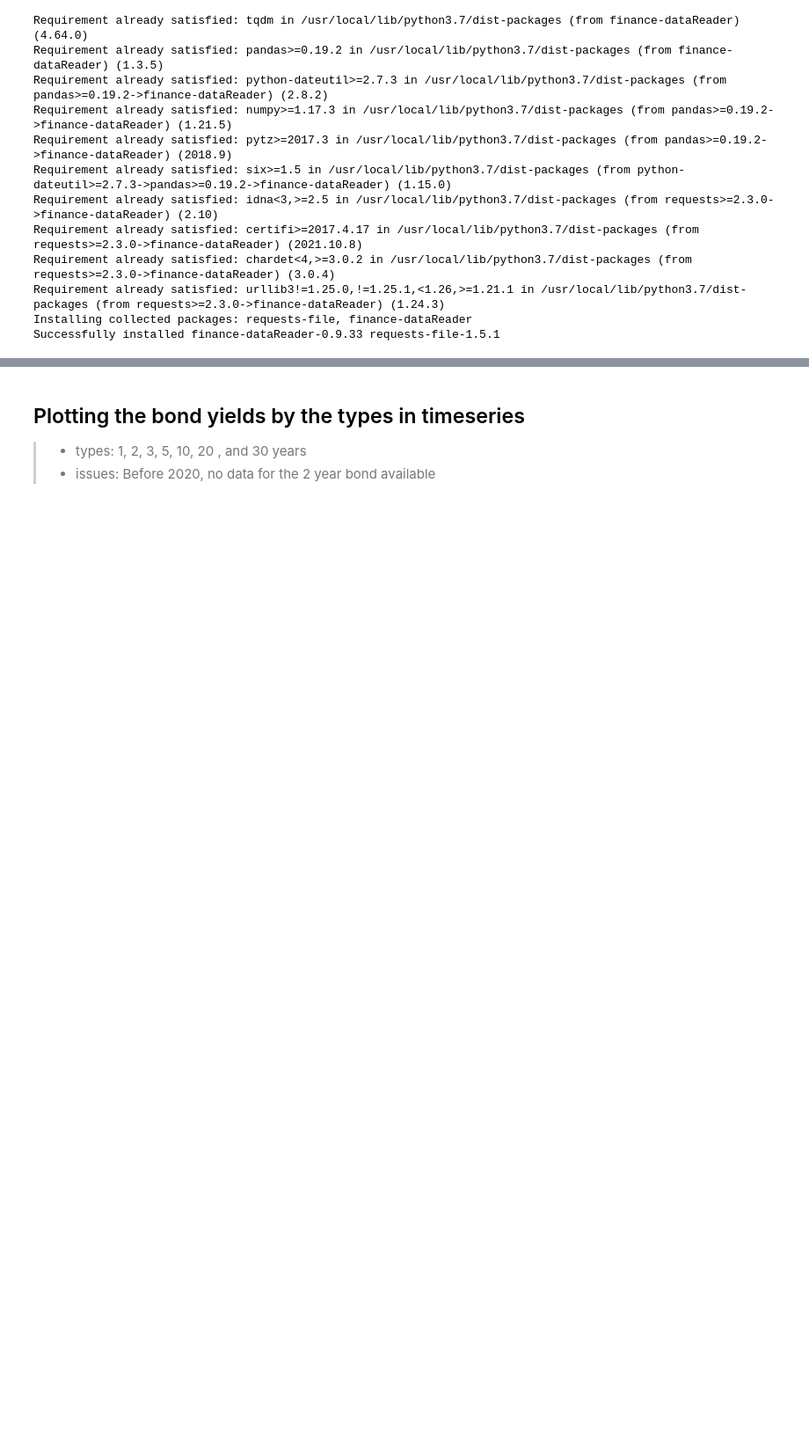
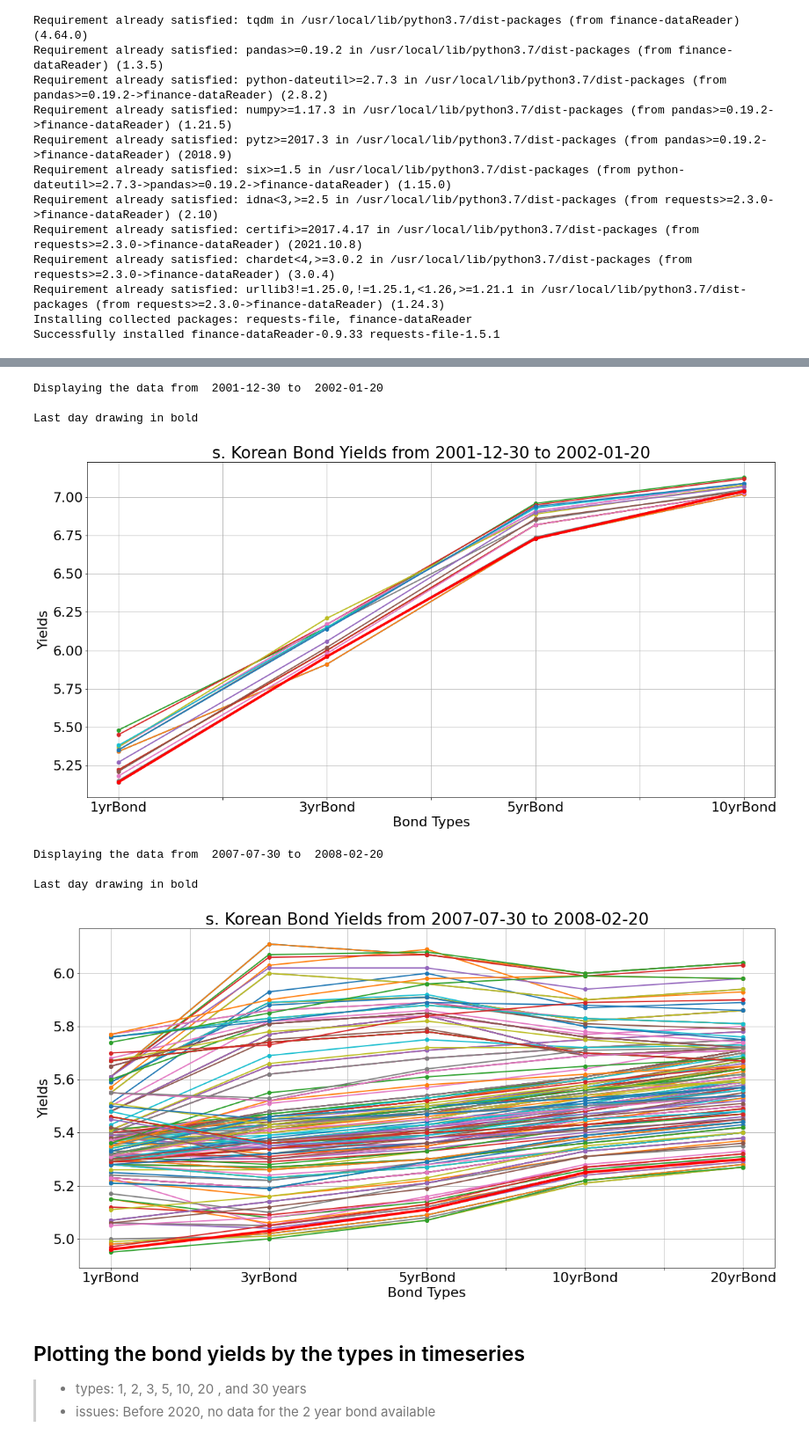
Before and after one commit to kimdesok/FinanceDataReader, a Jupyter notebook: BondYields.ipynb, the cells around one changed output, grey strips where cells are left out. Shown at 88% size. Drawn from its saved outputs; the diff is of its cells as text; code cells hidden in the pictures; blank space fills up the shorter version.

Commit message:
avoiding the plot of korean bond data unavailable before the year 2002

```diff
--- a/BondYields.ipynb
+++ b/BondYields.ipynb
@@ -61,10 +46,15 @@ import numpy as np
 
 def bond_graph(df, ax1, bToday=False):
   #Things to do.  The type of the available bonds changes depending on the time period. So the index must be adjusted accordingly.
-    df.rename({df.columns[0]:'Yield', df.columns[1]: 'Ratio'}, axis=1, inplace=True)
+    try:
+      df.rename({df.columns[0]:'Yield', df.columns[1]: 'Ratio'}, axis=1, inplace=True)
+    except:
+      print("Empty dataframe")
+      pass
     bond_index = {'국고채 1년':'1yrBond', '국고채 2년':'2yrBond', '국고채 3년':'3yrBond', '국고채 5년':'5yrBond', \
                   '국고채 10년':'10yrBond', '국고채 20년':'20yrBond', '국고채 30년':'30yrBond'}
 
+    #To read in the index available for the period (given in the input dataframe)
     dfx=[]
     dfy={}
     for idx in df.index:
@@ -73,25 +63,25 @@ def bond_graph(df, ax1, bToday=False):
         dfx.append(idx)
       except:
         pass
-
     #print(dfx)
     df = df.loc[dfx]
 
+    #To rename the index and its column name in English to avoid a font problem
     #print(dfy)
     df.rename(index=dfy, inplace=True)
     df.rename_axis('Bond Types', inplace=True)
 
+    #To assign the row with the valid data to a new dataframe (by dropping the index with the zero data)
     df = df.loc[~(df==0).all(axis=1)]
 
     #print(df.head())
 
+    #To highlight the plot line for the last day in the input period
     if(bToday==True):
       print('Last day drawing in bold')
       df['Yield'].plot(ax=ax1, marker='o', linewidth=4, color='red')
     else:
       df['Yield'].plot(ax=ax1, marker='o', linewidth=2)
-
-
 
 def bond_yield_graphs(start_date, end_date):
 
@@ -103,6 +93,8 @@ def bond_yield_graphs(start_date, end_date):
   #Generating the dates in timeseries
   dates = (start_date + timedelta(idx + 1) for idx in range((end_date - start_date).days))
 
+  plt.rcParams.update({'font.size': 22})
+
   for idx in dates:
     str_idx = idx.strftime('%Y%m%d')
     #print(str_idx)
@@ -111,19 +103,22 @@ def bond_yield_graphs(start_date, end_date):
     except:
       print("The data retrieval on " + str_idx + " is failed.")
       break
+
+    #print('df =', '\n', df.head(10))
+
+  #Plot the graphs for the input period
     bond_graph(df, ax1)
-  #Today's curve
+    #break
+
+  #Plot the graph for the last day in red thicker line
   #end_date = end_date.strftime('%Y%m%d')
-
-  #print(end_date)
-
   try:
       df_today = bond.get_otc_treasury_yields(end_date.strftime('%Y%m%d'))
   except:
       print("Today data is failed.")
       return
 
-  print(df_today.head(7))
+  #print("df_today = ", '\n', df_today.head(10))
 
   bond_graph(df_today, ax1, True)
 
@@ -169,3 +133,15 @@ Last day drawing in bold
+# %%
+bond_yield_graphs(date(2001,12,30),  date(2002,1,20))
+bond_yield_graphs(date(2007,7,30),  date(2008,2,20))
+# %% [output]
+Displaying the data from  2001-12-30 to  2002-01-20
+
+Last day drawing in bold
+[figure, added]
+Displaying the data from  2007-07-30 to  2008-02-20
+
+Last day drawing in bold
+[figure, added]
 # %% [markdown]
 ## Plotting the bond yields by the types in timeseries
 >* types: 1, 2, 3, 5, 10, 20 , and 30 years
```
Also changed, not shown: parts of 12 cells of this notebook.
